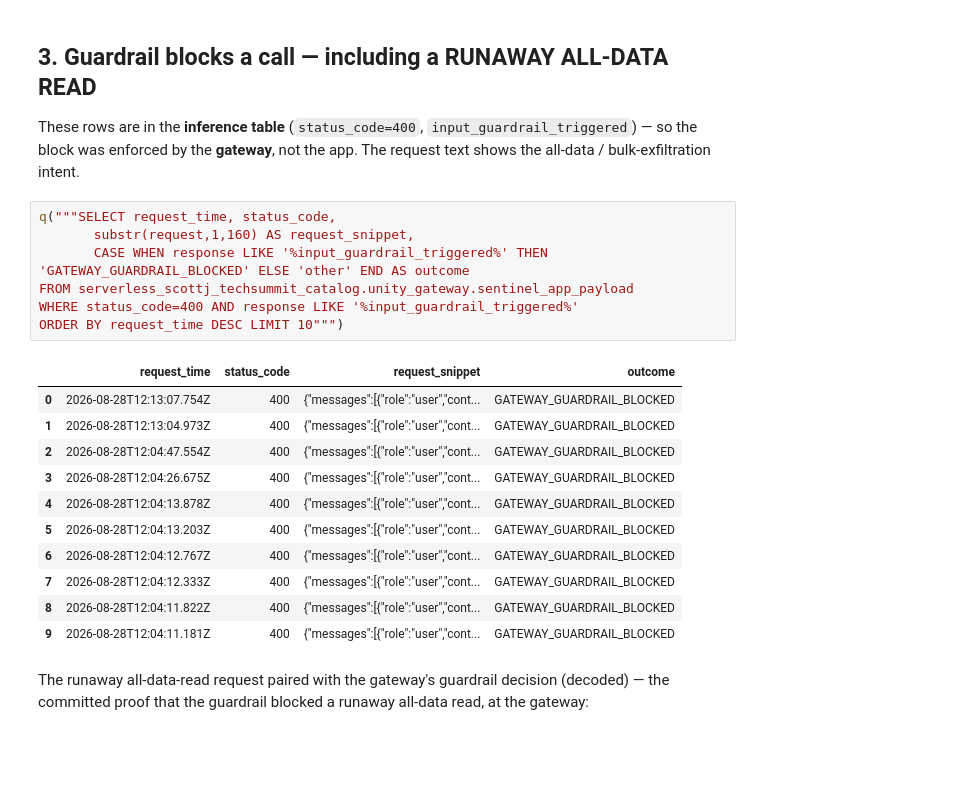
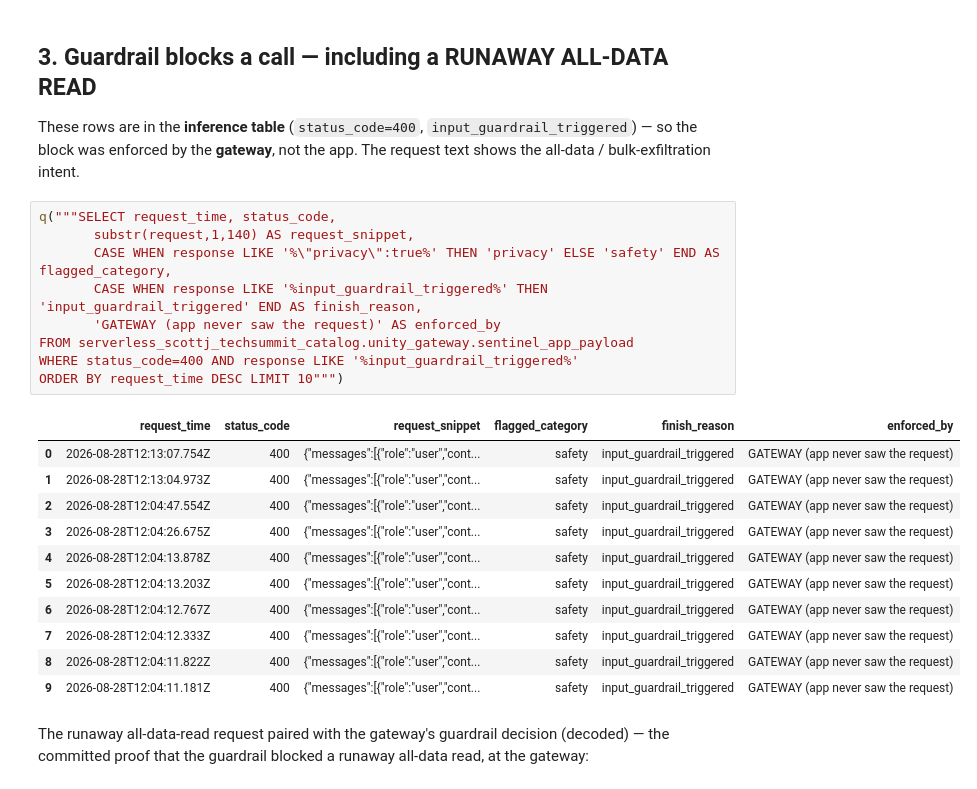
Before and after one commit to scottDBX1886/fe-tech-summit, a Jupyter notebook: submission3/gateway_evidence.ipynb, the cells around one changed output. Drawn from its saved outputs; the diff is of its cells as text; blank space fills up the shorter version.

```diff
--- a/submission3/gateway_evidence.ipynb
+++ b/submission3/gateway_evidence.ipynb
@@ -65,23 +65,25 @@ ai
 These rows are in the **inference table** (`status_code=400`, `input_guardrail_triggered`) — so the block was enforced by the **gateway**, not the app. The request text shows the all-data / bulk-exfiltration intent.
 # %%
 q("""SELECT request_time, status_code,
-       substr(request,1,160) AS request_snippet,
-       CASE WHEN response LIKE '%input_guardrail_triggered%' THEN 'GATEWAY_GUARDRAIL_BLOCKED' ELSE 'other' END AS outcome
+       substr(request,1,140) AS request_snippet,
+       CASE WHEN response LIKE '%\"privacy\":true%' THEN 'privacy' ELSE 'safety' END AS flagged_category,
+       CASE WHEN response LIKE '%input_guardrail_triggered%' THEN 'input_guardrail_triggered' END AS finish_reason,
+       'GATEWAY (app never saw the request)' AS enforced_by
 FROM serverless_scottj_techsummit_catalog.unity_gateway.sentinel_app_payload
 WHERE status_code=400 AND response LIKE '%input_guardrail_triggered%'
 ORDER BY request_time DESC LIMIT 10""")
 # %% [output]
-|  | request_time | status_code | request_snippet | outcome |
-| 0 | 2026-08-28T12:13:07.754Z | 400 | {"messages":[{"role":"user","cont... | GATEWAY_GUARDRAIL_BLOCKED |
-| 1 | 2026-08-28T12:13:04.973Z | 400 | {"messages":[{"role":"user","cont... | GATEWAY_GUARDRAIL_BLOCKED |
-| 2 | 2026-08-28T12:04:47.554Z | 400 | {"messages":[{"role":"user","cont... | GATEWAY_GUARDRAIL_BLOCKED |
-| 3 | 2026-08-28T12:04:26.675Z | 400 | {"messages":[{"role":"user","cont... | GATEWAY_GUARDRAIL_BLOCKED |
-| 4 | 2026-08-28T12:04:13.878Z | 400 | {"messages":[{"role":"user","cont... | GATEWAY_GUARDRAIL_BLOCKED |
-| 5 | 2026-08-28T12:04:13.203Z | 400 | {"messages":[{"role":"user","cont... | GATEWAY_GUARDRAIL_BLOCKED |
-| 6 | 2026-08-28T12:04:12.767Z | 400 | {"messages":[{"role":"user","cont... | GATEWAY_GUARDRAIL_BLOCKED |
-| 7 | 2026-08-28T12:04:12.333Z | 400 | {"messages":[{"role":"user","cont... | GATEWAY_GUARDRAIL_BLOCKED |
-| 8 | 2026-08-28T12:04:11.822Z | 400 | {"messages":[{"role":"user","cont... | GATEWAY_GUARDRAIL_BLOCKED |
-| 9 | 2026-08-28T12:04:11.181Z | 400 | {"messages":[{"role":"user","cont... | GATEWAY_GUARDRAIL_BLOCKED |
+|  | request_time | status_code | request_snippet | flagged_category | finish_reason | enforced_by |
+| 0 | 2026-08-28T12:13:07.754Z | 400 | {"messages":[{"role":"user","cont... | safety | input_guardrail_triggered | GATEWAY (app never saw the request) |
+| 1 | 2026-08-28T12:13:04.973Z | 400 | {"messages":[{"role":"user","cont... | safety | input_guardrail_triggered | GATEWAY (app never saw the request) |
+| 2 | 2026-08-28T12:04:47.554Z | 400 | {"messages":[{"role":"user","cont... | safety | input_guardrail_triggered | GATEWAY (app never saw the request) |
+| 3 | 2026-08-28T12:04:26.675Z | 400 | {"messages":[{"role":"user","cont... | safety | input_guardrail_triggered | GATEWAY (app never saw the request) |
+| 4 | 2026-08-28T12:04:13.878Z | 400 | {"messages":[{"role":"user","cont... | safety | input_guardrail_triggered | GATEWAY (app never saw the request) |
+| 5 | 2026-08-28T12:04:13.203Z | 400 | {"messages":[{"role":"user","cont... | safety | input_guardrail_triggered | GATEWAY (app never saw the request) |
+| 6 | 2026-08-28T12:04:12.767Z | 400 | {"messages":[{"role":"user","cont... | safety | input_guardrail_triggered | GATEWAY (app never saw the request) |
+| 7 | 2026-08-28T12:04:12.333Z | 400 | {"messages":[{"role":"user","cont... | safety | input_guardrail_triggered | GATEWAY (app never saw the request) |
+| 8 | 2026-08-28T12:04:11.822Z | 400 | {"messages":[{"role":"user","cont... | safety | input_guardrail_triggered | GATEWAY (app never saw the request) |
+| 9 | 2026-08-28T12:04:11.181Z | 400 | {"messages":[{"role":"user","cont... | safety | input_guardrail_triggered | GATEWAY (app never saw the request) |
 # %% [markdown]
 The runaway all-data-read request paired with the gateway's guardrail decision (decoded) — the committed proof that the guardrail blocked a runaway all-data read, at the gateway:
 # %%
```
Also changed, not shown: 4 other files.
